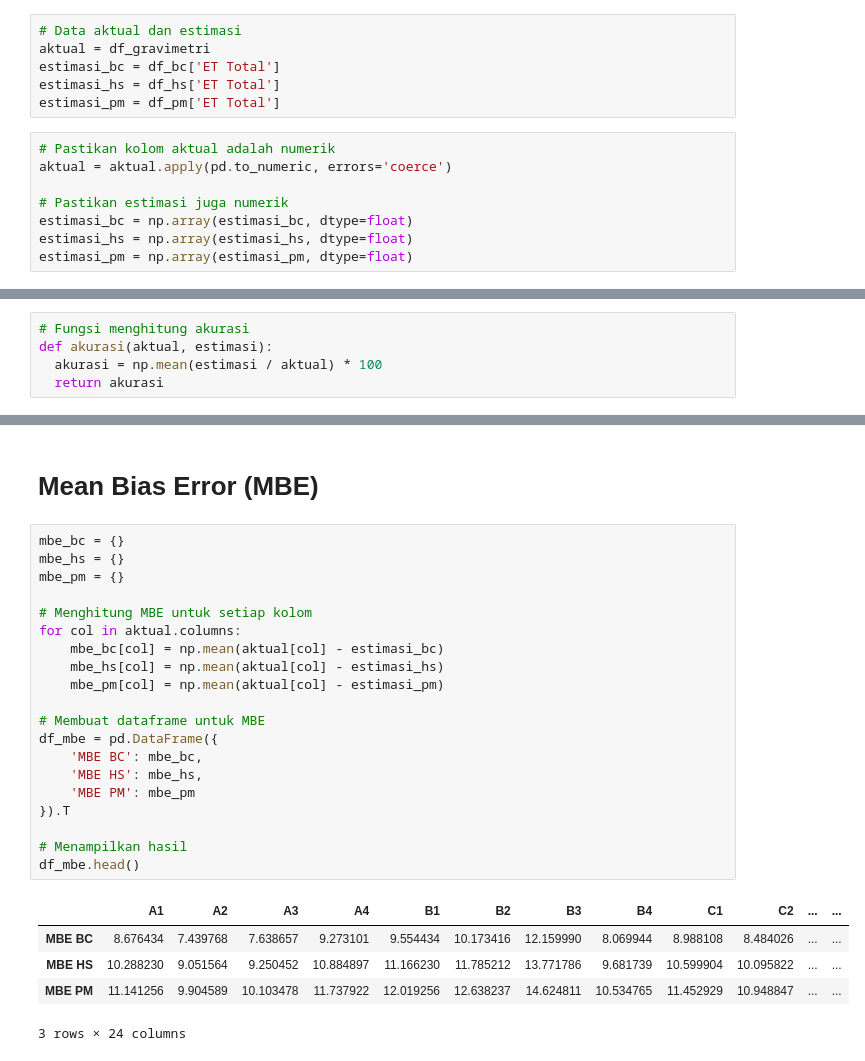
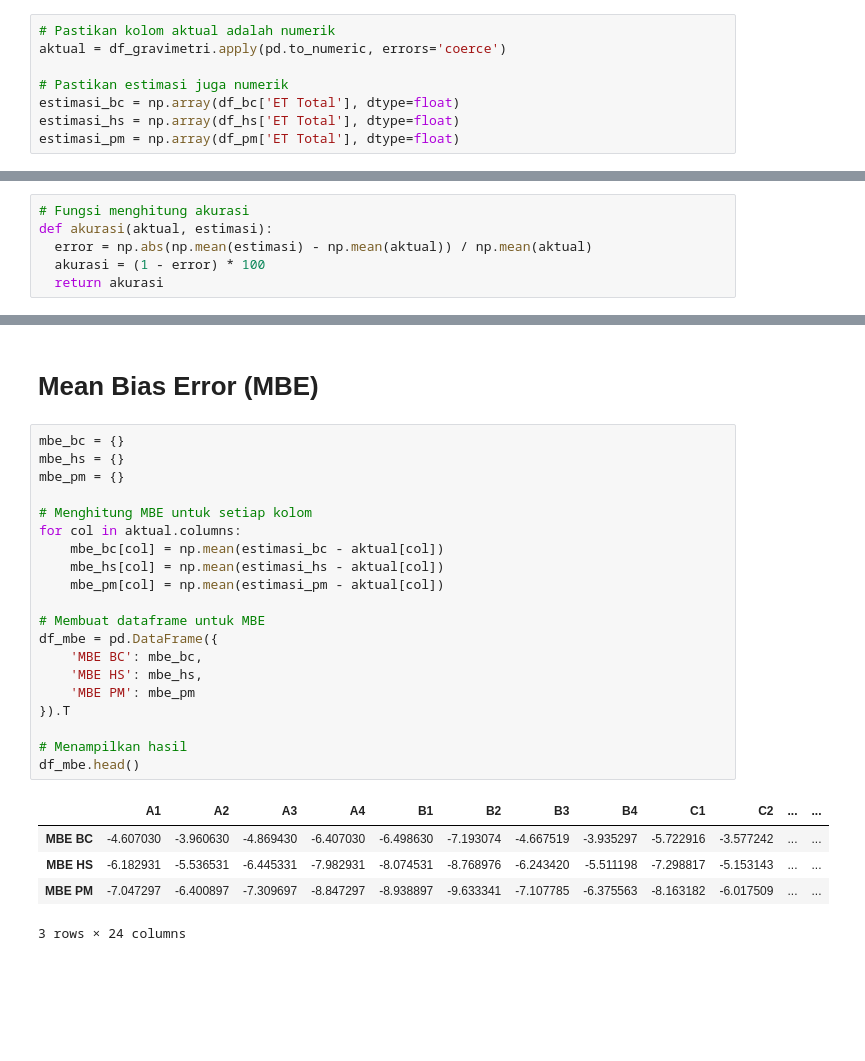
Before and after one commit to rafiachmadfr/Evapotranspiration-Analysis, a Jupyter notebook: 03. Data Analysis.ipynb, the cells around one changed output, grey strips where cells are left out. Cells and saved outputs as stored; diff of their text form; blank space fills up the shorter version.

```diff
--- a/03. Data Analysis.ipynb
+++ b/03. Data Analysis.ipynb
@@ -139,25 +98,20 @@ plt.show()
 # %% [markdown]
 # Analisis Parameter
 # %%
-# Data aktual dan estimasi
-aktual = df_gravimetri
-estimasi_bc = df_bc['ET Total']
-estimasi_hs = df_hs['ET Total']
-estimasi_pm = df_pm['ET Total']
+# Pastikan kolom aktual adalah numerik
+aktual = df_gravimetri.apply(pd.to_numeric, errors='coerce')
+
+# Pastikan estimasi juga numerik
+estimasi_bc = np.array(df_bc['ET Total'], dtype=float)
+estimasi_hs = np.array(df_hs['ET Total'], dtype=float)
+estimasi_pm = np.array(df_pm['ET Total'], dtype=float)
-# %%
-# Pastikan kolom aktual adalah numerik
-aktual = aktual.apply(pd.to_numeric, errors='coerce')
-
-# Pastikan estimasi juga numerik
-estimasi_bc = np.array(estimasi_bc, dtype=float)
-estimasi_hs = np.array(estimasi_hs, dtype=float)
-estimasi_pm = np.array(estimasi_pm, dtype=float)
 # %% [markdown]
 ## Akurasi
 # %%
 # Fungsi menghitung akurasi
 def akurasi(aktual, estimasi):
-  akurasi = np.mean(estimasi / aktual) * 100
+  error = np.abs(np.mean(estimasi) - np.mean(aktual)) / np.mean(aktual)
+  akurasi = (1 - error) * 100
   return akurasi
 # %%
 akurasi_bc = {}
@@ -313,28 +277,28 @@ plt.show()
 # %%
 mbe_bc = {}
 mbe_hs = {}
 mbe_pm = {}
 
 # Menghitung MBE untuk setiap kolom
 for col in aktual.columns:
-    mbe_bc[col] = np.mean(aktual[col] - estimasi_bc)
-    mbe_hs[col] = np.mean(aktual[col] - estimasi_hs)
-    mbe_pm[col] = np.mean(aktual[col] - estimasi_pm)
+    mbe_bc[col] = np.mean(estimasi_bc - aktual[col])
+    mbe_hs[col] = np.mean(estimasi_hs - aktual[col])
+    mbe_pm[col] = np.mean(estimasi_pm - aktual[col])
 
 # Membuat dataframe untuk MBE
 df_mbe = pd.DataFrame({
     'MBE BC': mbe_bc,
     'MBE HS': mbe_hs,
     'MBE PM': mbe_pm
 }).T
 
 # Menampilkan hasil
 df_mbe.head()
 # %% [output]
 |  | A1 | A2 | A3 | A4 | B1 | B2 | B3 | B4 | C1 | C2 | ... | ... |
-| MBE BC | 8.676434 | 7.439768 | 7.638657 | 9.273101 | 9.554434 | 10.173416 | 12.159990 | 8.069944 | 8.988108 | 8.484026 | ... | ... |
-| MBE HS | 10.288230 | 9.051564 | 9.250452 | 10.884897 | 11.166230 | 11.785212 | 13.771786 | 9.681739 | 10.599904 | 10.095822 | ... | ... |
-| MBE PM | 11.141256 | 9.904589 | 10.103478 | 11.737922 | 12.019256 | 12.638237 | 14.624811 | 10.534765 | 11.452929 | 10.948847 | ... | ... |
+| MBE BC | -4.607030 | -3.960630 | -4.869430 | -6.407030 | -6.498630 | -7.193074 | -4.667519 | -3.935297 | -5.722916 | -3.577242 | ... | ... |
+| MBE HS | -6.182931 | -5.536531 | -6.445331 | -7.982931 | -8.074531 | -8.768976 | -6.243420 | -5.511198 | -7.298817 | -5.153143 | ... | ... |
+| MBE PM | -7.047297 | -6.400897 | -7.309697 | -8.847297 | -8.938897 | -9.633341 | -7.107785 | -6.375563 | -8.163182 | -6.017509 | ... | ... |
 3 rows × 24 columns
 # %%
 # 2. Mendapatkan sumbu X dan Y (karakter pertama dan kedua dari kode)
```
Also changed, not shown: parts of 20 cells of this notebook, 11 other files.
